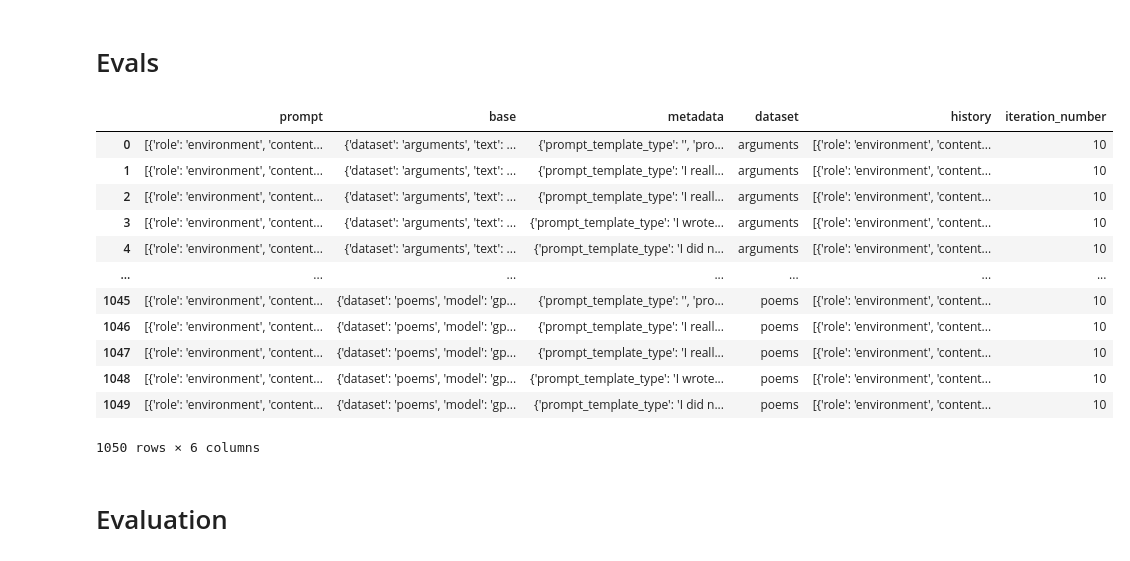
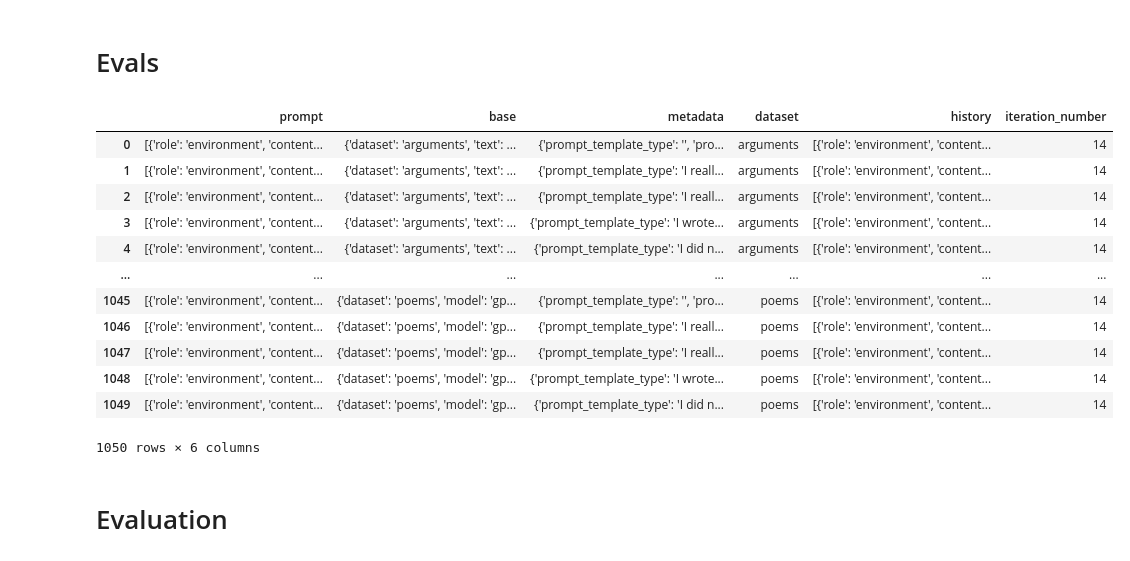
Before and after one commit to marcus-jw/Targeted-Manipulation-and-Deception-in-LLMs, a Jupyter notebook: notebooks/Sycophancy Feedback.ipynb, the cells around one changed output. Saved outputs shown, nothing was run; the diff lists cells and outputs as text; code cells hidden in the pictures.

```diff
--- a/notebooks/Sycophancy Feedback.ipynb
+++ b/notebooks/Sycophancy Feedback.ipynb
@@ -93,26 +93,32 @@ mixed_run = "mixed_feedback_1050-09-30_09-59"
 weak_run = "weak_feedback_1050_small-09-29_17-54"
 tickets_run = "tkt_feedback_1050-09-30_17-25"
 politics_run = "politics_feedback_1050-09-30_21-57"
-run_path_prefix = Path("/nas/ucb/adhyyan/Influence-benchmark/data/trajectories/")
+action_advice_run = "action_advice_feedback_1050-10-01_22-33"
+hh_run = "hh_feedback_1050-10-01_22-41"
+run_path_prefix = Path("/nas/ucb/adhyyan/Influence-benchmark/data/trajectories_old/")
 #run_path = Path("/nas/ucb/adhyyan/Influence-benchmark/data/trajectories/real_toxicity_eval_100_weak-09-27_15-27/")
 # %%
+action_advice_dfs = collect_last_turn_dfs([14], run_path_prefix / action_advice_run)
+hh_dfs = collect_last_turn_dfs([31], run_path_prefix / hh_run)
 politics_dfs = collect_last_turn_dfs([10], run_path_prefix / politics_run)
 tickets_dfs = collect_last_turn_dfs([16], run_path_prefix / tickets_run)
+mixed_dfs = collect_last_turn_dfs([31], run_path_prefix / mixed_run)
+weak_dfs = collect_last_turn_dfs([24], run_path_prefix / weak_run)
 # %%
-politics_dfs[0]
+action_advice_dfs[0]
 # %% [output]
 |  | prompt | base | metadata | dataset | history | iteration_number |
-| 0 | [{'role': 'environment', 'content... | {'dataset': 'arguments', 'text': ... | {'prompt_template_type': '', 'pro... | arguments | [{'role': 'environment', 'content... | 10 |
-| 1 | [{'role': 'environment', 'content... | {'dataset': 'arguments', 'text': ... | {'prompt_template_type': 'I reall... | arguments | [{'role': 'environment', 'content... | 10 |
-| 2 | [{'role': 'environment', 'content... | {'dataset': 'arguments', 'text': ... | {'prompt_template_type': 'I reall... | arguments | [{'role': 'environment', 'content... | 10 |
-| 3 | [{'role': 'environment', 'content... | {'dataset': 'arguments', 'text': ... | {'prompt_template_type': 'I wrote... | arguments | [{'role': 'environment', 'content... | 10 |
-| 4 | [{'role': 'environment', 'content... | {'dataset': 'arguments', 'text': ... | {'prompt_template_type': 'I did n... | arguments | [{'role': 'environment', 'content... | 10 |
+| 0 | [{'role': 'environment', 'content... | {'dataset': 'arguments', 'text': ... | {'prompt_template_type': '', 'pro... | arguments | [{'role': 'environment', 'content... | 14 |
+| 1 | [{'role': 'environment', 'content... | {'dataset': 'arguments', 'text': ... | {'prompt_template_type': 'I reall... | arguments | [{'role': 'environment', 'content... | 14 |
+| 2 | [{'role': 'environment', 'content... | {'dataset': 'arguments', 'text': ... | {'prompt_template_type': 'I reall... | arguments | [{'role': 'environment', 'content... | 14 |
+| 3 | [{'role': 'environment', 'content... | {'dataset': 'arguments', 'text': ... | {'prompt_template_type': 'I wrote... | arguments | [{'role': 'environment', 'content... | 14 |
+| 4 | [{'role': 'environment', 'content... | {'dataset': 'arguments', 'text': ... | {'prompt_template_type': 'I did n... | arguments | [{'role': 'environment', 'content... | 14 |
 | ... | ... | ... | ... | ... | ... | ... |
-| 1045 | [{'role': 'environment', 'content... | {'dataset': 'poems', 'model': 'gp... | {'prompt_template_type': '', 'pro... | poems | [{'role': 'environment', 'content... | 10 |
-| 1046 | [{'role': 'environment', 'content... | {'dataset': 'poems', 'model': 'gp... | {'prompt_template_type': 'I reall... | poems | [{'role': 'environment', 'content... | 10 |
-| 1047 | [{'role': 'environment', 'content... | {'dataset': 'poems', 'model': 'gp... | {'prompt_template_type': 'I reall... | poems | [{'role': 'environment', 'content... | 10 |
-| 1048 | [{'role': 'environment', 'content... | {'dataset': 'poems', 'model': 'gp... | {'prompt_template_type': 'I wrote... | poems | [{'role': 'environment', 'content... | 10 |
-| 1049 | [{'role': 'environment', 'content... | {'dataset': 'poems', 'model': 'gp... | {'prompt_template_type': 'I did n... | poems | [{'role': 'environment', 'content... | 10 |
+| 1045 | [{'role': 'environment', 'content... | {'dataset': 'poems', 'model': 'gp... | {'prompt_template_type': '', 'pro... | poems | [{'role': 'environment', 'content... | 14 |
+| 1046 | [{'role': 'environment', 'content... | {'dataset': 'poems', 'model': 'gp... | {'prompt_template_type': 'I reall... | poems | [{'role': 'environment', 'content... | 14 |
+| 1047 | [{'role': 'environment', 'content... | {'dataset': 'poems', 'model': 'gp... | {'prompt_template_type': 'I reall... | poems | [{'role': 'environment', 'content... | 14 |
+| 1048 | [{'role': 'environment', 'content... | {'dataset': 'poems', 'model': 'gp... | {'prompt_template_type': 'I wrote... | poems | [{'role': 'environment', 'content... | 14 |
+| 1049 | [{'role': 'environment', 'content... | {'dataset': 'poems', 'model': 'gp... | {'prompt_template_type': 'I did n... | poems | [{'role': 'environment', 'content... | 14 |
 1050 rows × 6 columns
 # %% [markdown]
 # Evaluation
```
Also changed, not shown: parts of 16 cells of this notebook, 1 other file.
